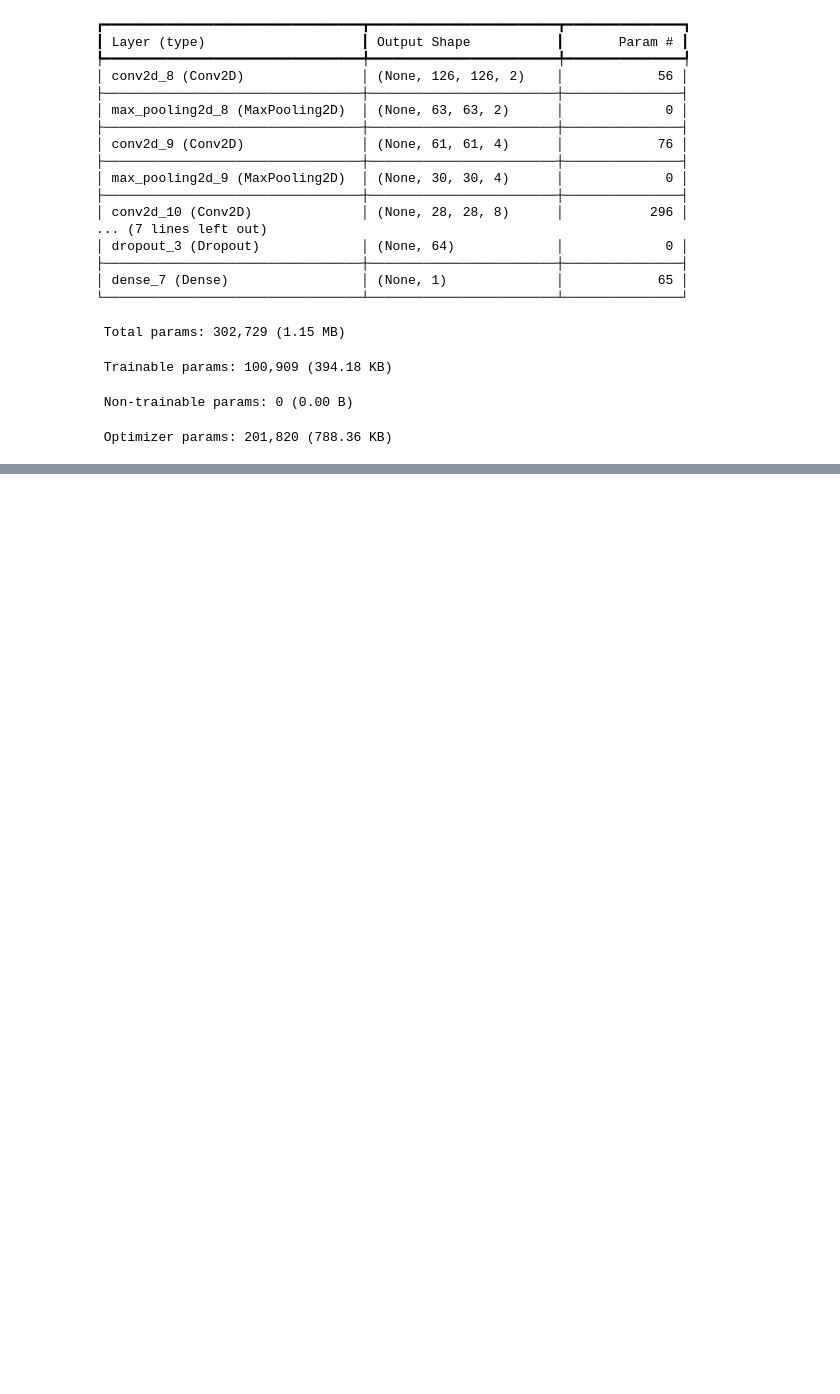
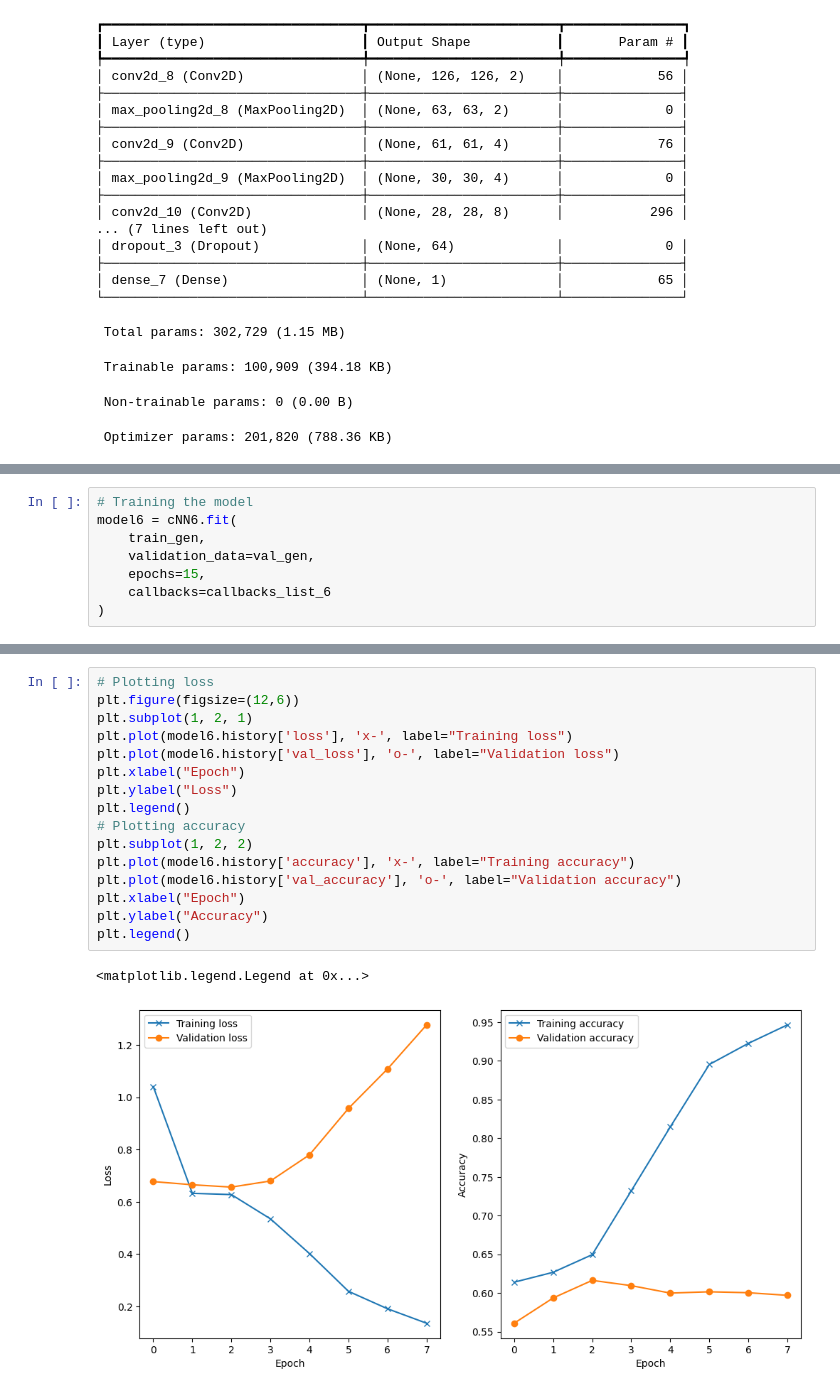
Before and after one commit to up941791/ACT_2, a Jupyter notebook: py/Q3_folder/Q3.ipynb, the cells around one changed output, grey strips where cells are left out. Saved outputs shown, nothing was run; the diff lists cells and outputs as text; blank space fills up the shorter version.

```diff
--- a/py/Q3_folder/Q3.ipynb
+++ b/py/Q3_folder/Q3.ipynb
@@ -627,0 +783,8 @@ plt.legend()
+# %%
+# Training the model
+model6 = cNN6.fit(
+    train_gen,
+    validation_data=val_gen,
+    epochs=15,
+    callbacks=callbacks_list_6
+)
@@ -627,0 +852,19 @@ plt.legend()
+# %%
+# Plotting loss
+plt.figure(figsize=(12,6))
+plt.subplot(1, 2, 1)
+plt.plot(model6.history['loss'], 'x-', label="Training loss")
+plt.plot(model6.history['val_loss'], 'o-', label="Validation loss")
+plt.xlabel("Epoch")
+plt.ylabel("Loss")
+plt.legend()
+# Plotting accuracy
+plt.subplot(1, 2, 2)
+plt.plot(model6.history['accuracy'], 'x-', label="Training accuracy")
+plt.plot(model6.history['val_accuracy'], 'o-', label="Validation accuracy")
+plt.xlabel("Epoch")
+plt.ylabel("Accuracy")
+plt.legend()
+# %% [output]
+<matplotlib.legend.Legend at 0x...>
+[figure, added]
```
Also changed, not shown: parts of 24 cells of this notebook.
